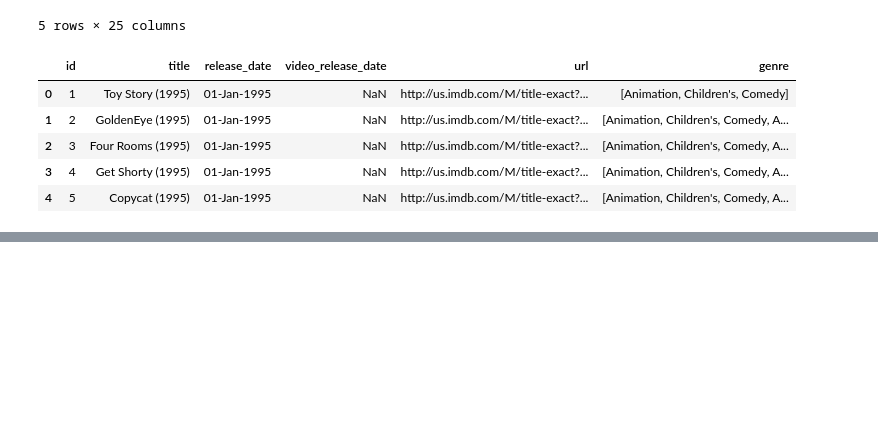
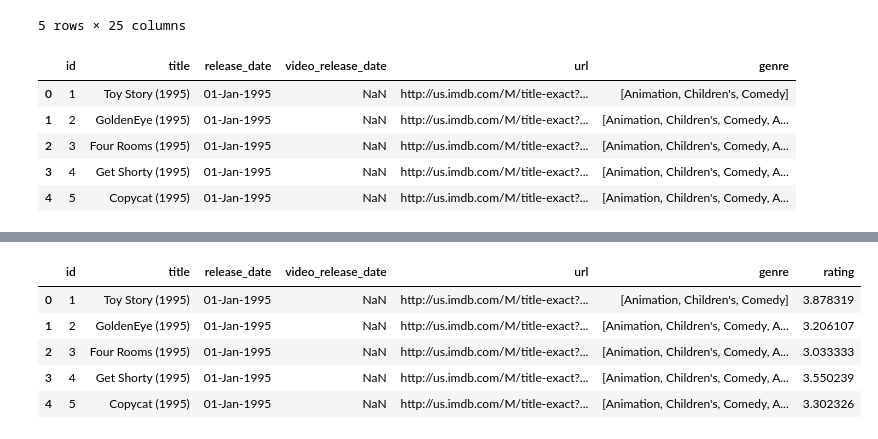
Before and after one commit to damurka5/movie-recommender-system, a Jupyter notebook: notebooks/1.0-initial-data-exploration.ipynb, the cells around one changed output, grey strips where cells are left out. Cells and saved outputs as stored; diff of their text form; code cells hidden in the pictures; blank space fills up the shorter version.

```diff
--- a/notebooks/1.0-initial-data-exploration.ipynb
+++ b/notebooks/1.0-initial-data-exploration.ipynb
@@ -162,0 +181,10 @@ mean_rating
+# %%
+films_df['rating'] = mean_rating
+films_df.head()
+# %% [output]
+|  | id | title | release_date | video_release_date | url | genre | rating |
+| 0 | 1 | Toy Story (1995) | 01-Jan-1995 | NaN | http://us.imdb.com/M/title-exact?... | [Animation, Children's, Comedy] | 3.878319 |
+| 1 | 2 | GoldenEye (1995) | 01-Jan-1995 | NaN | http://us.imdb.com/M/title-exact?... | [Animation, Children's, Comedy, A... | 3.206107 |
+| 2 | 3 | Four Rooms (1995) | 01-Jan-1995 | NaN | http://us.imdb.com/M/title-exact?... | [Animation, Children's, Comedy, A... | 3.033333 |
+| 3 | 4 | Get Shorty (1995) | 01-Jan-1995 | NaN | http://us.imdb.com/M/title-exact?... | [Animation, Children's, Comedy, A... | 3.550239 |
+| 4 | 5 | Copycat (1995) | 01-Jan-1995 | NaN | http://us.imdb.com/M/title-exact?... | [Animation, Children's, Comedy, A... | 3.302326 |
```
Also changed, not shown: parts of 2 cells of this notebook, 2 other files.
